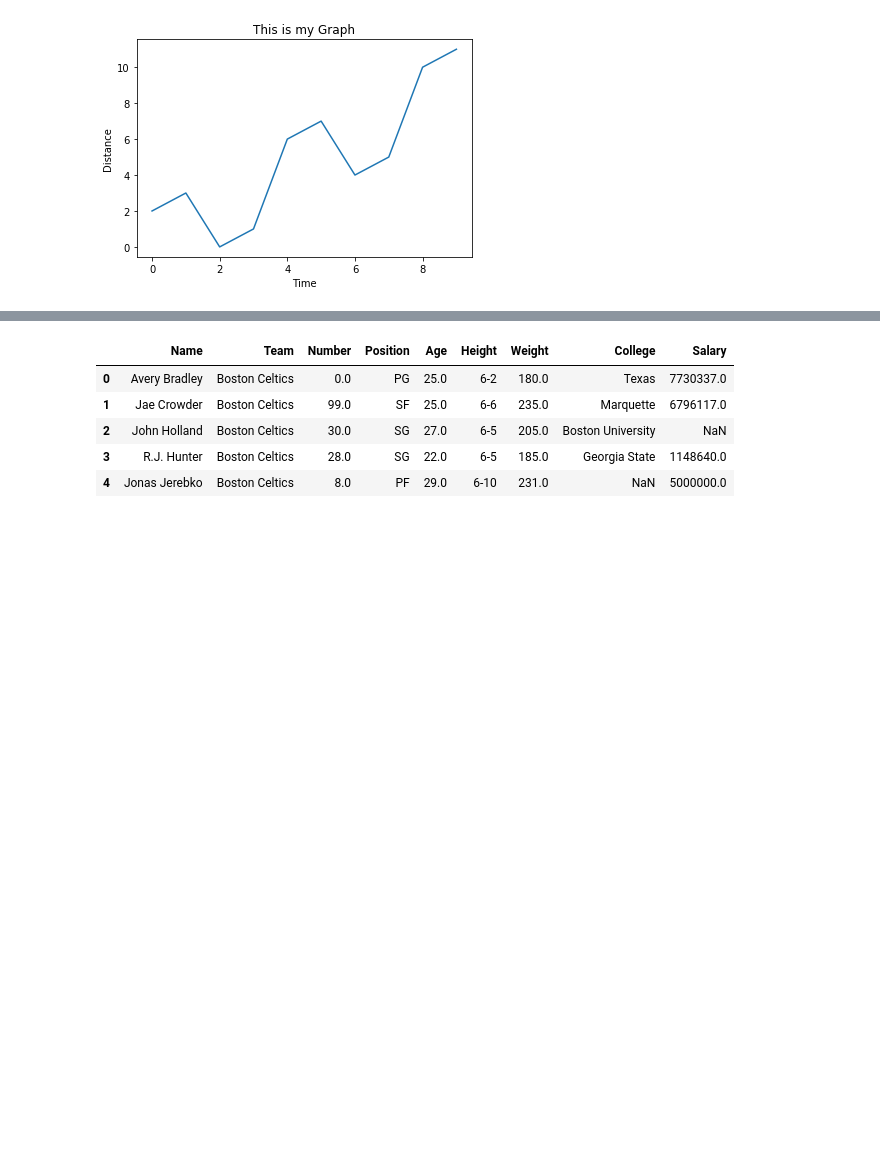
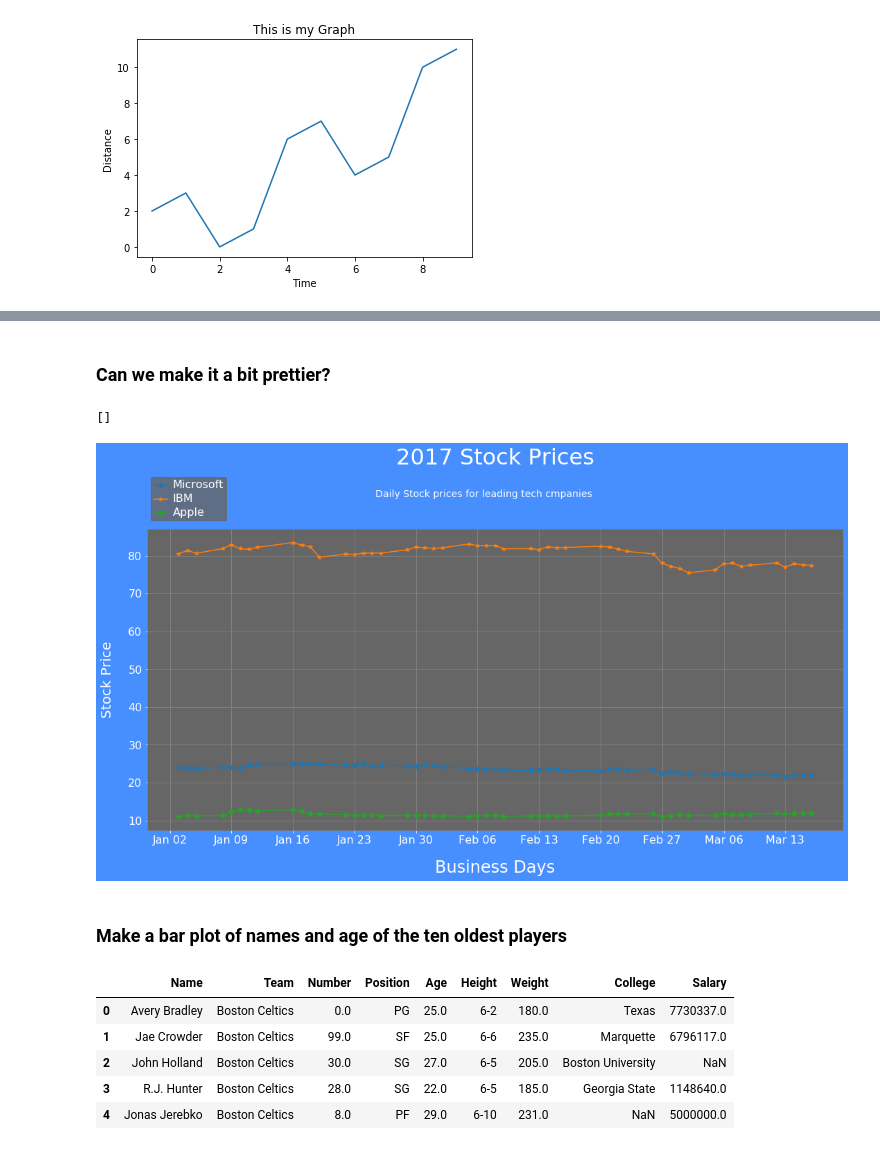
Before and after one commit to otnielba/python-data-exercises, a Jupyter notebook: Matplotlib/Matplotlib-class.ipynb, the cells around one changed output, grey strips where cells are left out. Saved outputs shown, nothing was run; the diff lists cells and outputs as text; code cells hidden in the pictures; blank space fills up the shorter version.

```diff
--- a/Matplotlib/Matplotlib-class.ipynb
+++ b/Matplotlib/Matplotlib-class.ipynb
@@ -73,3 +154,56 @@ __Lets see some more exmaples:__
+# %% [markdown]
+### Can we make it a bit prettier?
+# %%
+# Let's make it look better
+fig = plt.figure(figsize=(18,8))
+data = stock_df.loc[:50, :]
+
+
+data.loc[:, ['Date']] = pd.to_datetime(data['Date'], format='%Y-%m-%d')
+
+# add markers and labels to the lines
+line1 = plt.plot(data['Date'], data['MSFT'], marker='o', label="Microsoft") # Circle
+line2, = plt.plot(data['Date'], data['IBM'],  marker='*', label="IBM") # Star
+line3, = plt.plot(data['Date'], data['AAPL'], marker='D', label="Apple") # Diamond
+
+
+# setting titles and labels
+fig.set_facecolor('#478eff')
+plt.title('2017 Stock Prices',  fontsize=32, color='w', y=1.2)
+plt.suptitle('Daily Stock prices for leading tech cmpanies', color='w', fontsize=14)
+plt.xlabel('Business Days', fontsize=24, color='w', labelpad=20)
+plt.ylabel('Stock Price', fontsize=20, color='w', labelpad=20)
+
+# add a grid
+plt.grid(color='gray', linestyle='-', linewidth=1)
+ax = fig.get_axes()[0]
+ax.set_facecolor('#666666')
+
+# coloring the frame and the ticks
+ax.spines['bottom'].set_color('gray')
+ax.spines['top'].set_color('gray')
+ax.spines['left'].set_color('gray')
+ax.spines['right'].set_color('gray')
+ax.tick_params(colors='white', labelsize =16)
+
+
+# adding a legend
+legend = plt.legend(loc='center left', bbox_to_anchor=(0, 1.1))
+frame = legend.get_frame()
+frame.set_facecolor('#666666')
+frame.set_edgecolor('#666666')
+for text in legend.get_texts():
+    plt.setp(text, color = 'w', fontsize=16)
+
+# formatting the x lables
+ax.xaxis.set_major_locator(mdates.WeekdayLocator())
+ax.xaxis.set_major_formatter(mdates.DateFormatter('%b %d'))
+plt.plot()
+# %% [output]
+[]
+[figure, added]
+# %% [markdown]
+### Make a bar plot of names and age of the ten oldest players
 # %%
 # lets use the nba dataset
 df = pd.read_csv('./nba.csv')
```
Also changed, not shown: parts of 31 cells of this notebook, 3 other files.
